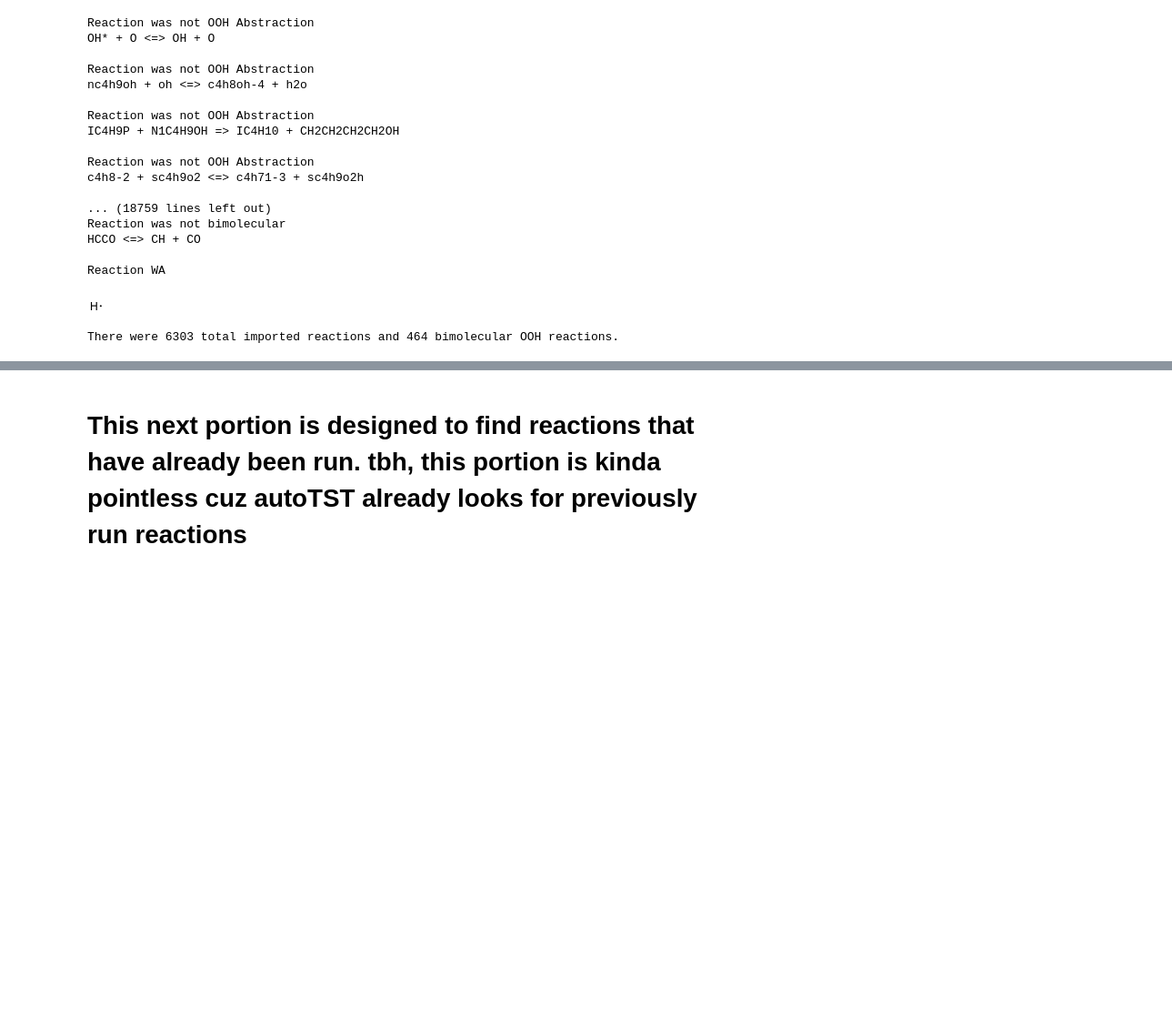
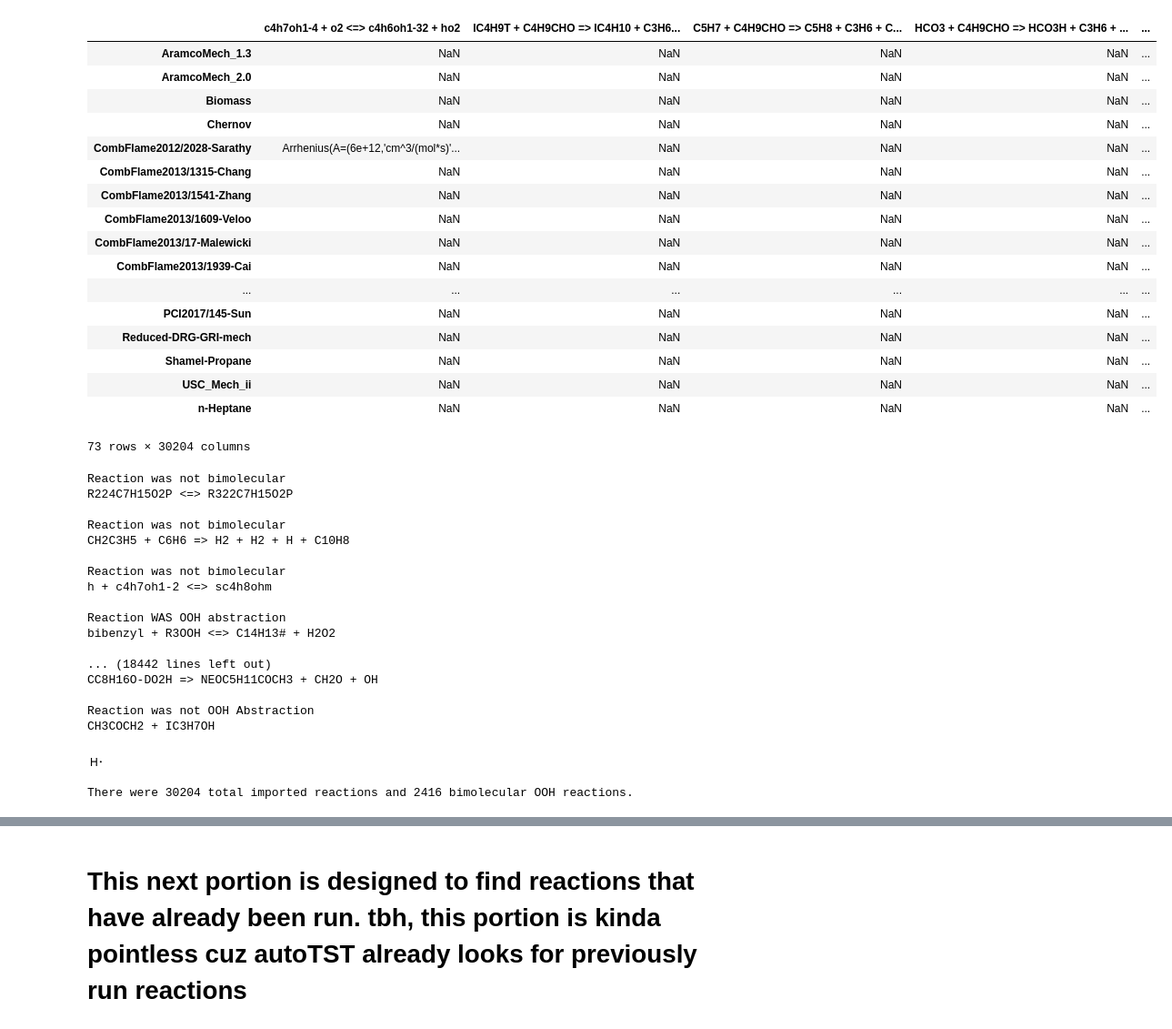
Before and after one commit to C-Underkoffler/OOHAbstraction, a Jupyter notebook: ComparerTST/getNewReactions.ipynb, the cells around one changed output, grey strips where cells are left out. Shown at 91% size. Drawn from its saved outputs; the diff is of its cells as text; code cells hidden in the pictures; blank space fills up the shorter version.

```diff
--- a/ComparerTST/getNewReactions.ipynb
+++ b/ComparerTST/getNewReactions.ipynb
@@ -20,7 +25,7 @@ from rmgpy.molecule.draw import MoleculeDrawer
 import cPickle as pickle
 import pandas as pd
 # %%
-with open("importerKinetics.pkl", "r") as f:
+with open("kinetics.pkl", "r") as f:
     importerKinetics = pickle.load(f)
 # %%
 importerKinetics
@@ -45,3 +75,24 @@ importerKinetics
+# %%
+pd.DataFrame(importerKinetics)
+# %% [output]
+|  | c4h7oh1-4 + o2 <=> c4h6oh1-32 + ho2 | IC4H9T + C4H9CHO => IC4H10 + C3H6... | C5H7 + C4H9CHO => C5H8 + C3H6 + C... | HCO3 + C4H9CHO => HCO3H + C3H6 + ... | ... |
+| AramcoMech_1.3 | NaN | NaN | NaN | NaN | ... |
+| AramcoMech_2.0 | NaN | NaN | NaN | NaN | ... |
+| Biomass | NaN | NaN | NaN | NaN | ... |
+| Chernov | NaN | NaN | NaN | NaN | ... |
+| CombFlame2012/2028-Sarathy | Arrhenius(A=(6e+12,'cm^3/(mol*s)'... | NaN | NaN | NaN | ... |
+| CombFlame2013/1315-Chang | NaN | NaN | NaN | NaN | ... |
+| CombFlame2013/1541-Zhang | NaN | NaN | NaN | NaN | ... |
+| CombFlame2013/1609-Veloo | NaN | NaN | NaN | NaN | ... |
+| CombFlame2013/17-Malewicki | NaN | NaN | NaN | NaN | ... |
+| CombFlame2013/1939-Cai | NaN | NaN | NaN | NaN | ... |
+| ... | ... | ... | ... | ... | ... |
+| PCI2017/145-Sun | NaN | NaN | NaN | NaN | ... |
+| Reduced-DRG-GRI-mech | NaN | NaN | NaN | NaN | ... |
+| Shamel-Propane | NaN | NaN | NaN | NaN | ... |
+| USC_Mech_ii | NaN | NaN | NaN | NaN | ... |
+| n-Heptane | NaN | NaN | NaN | NaN | ... |
+73 rows × 30204 columns
 # %%
 i = 0
 comparisonKinetics = {}
@@ -70,23 +121,23 @@ for rxn in importerKinetics:
         print rxn
         print
 # %% [output]
-Reaction was not OOH Abstraction
-OH* + O <=> OH + O
+Reaction was not bimolecular
+R224C7H15O2P <=> R322C7H15O2P
+
+Reaction was not bimolecular
+CH2C3H5 + C6H6 => H2 + H2 + H + C10H8
+
+Reaction was not bimolecular
+h + c4h7oh1-2 <=> sc4h8ohm
+
+Reaction WAS OOH abstraction
+bibenzyl + R3OOH <=> C14H13# + H2O2
+
+... (18442 lines left out)
+CC8H16O-DO2H => NEOC5H11COCH3 + CH2O + OH
 
 Reaction was not OOH Abstraction
-nc4h9oh + oh <=> c4h8oh-4 + h2o
-
-Reaction was not OOH Abstraction
-IC4H9P + N1C4H9OH => IC4H10 + CH2CH2CH2CH2OH
-
-Reaction was not OOH Abstraction
-c4h8-2 + sc4h9o2 <=> c4h71-3 + sc4h9o2h
-
-... (18759 lines left out)
-Reaction was not bimolecular
-HCCO <=> CH + CO
-
-Reaction WA
+CH3COCH2 + IC3H7OH
 # %%
 with open("comparisonOOHRxns.py", "r") as f:
     lines = f.readlines()
@@ -102,7 +153,7 @@ a
 # %%
 print "There were {} total imported reactions and {} bimolecular OOH reactions.".format(len(importerKinetics), len(comparisonKinetics))
 # %% [output]
-There were 6303 total imported reactions and 464 bimolecular OOH reactions.
+There were 30204 total imported reactions and 2416 bimolecular OOH reactions.
 # %%
 weight_dict = {}
 for item in comparisonKinetics.keys():
```
Also changed, not shown: parts of 4 cells of this notebook, 6 other files.
